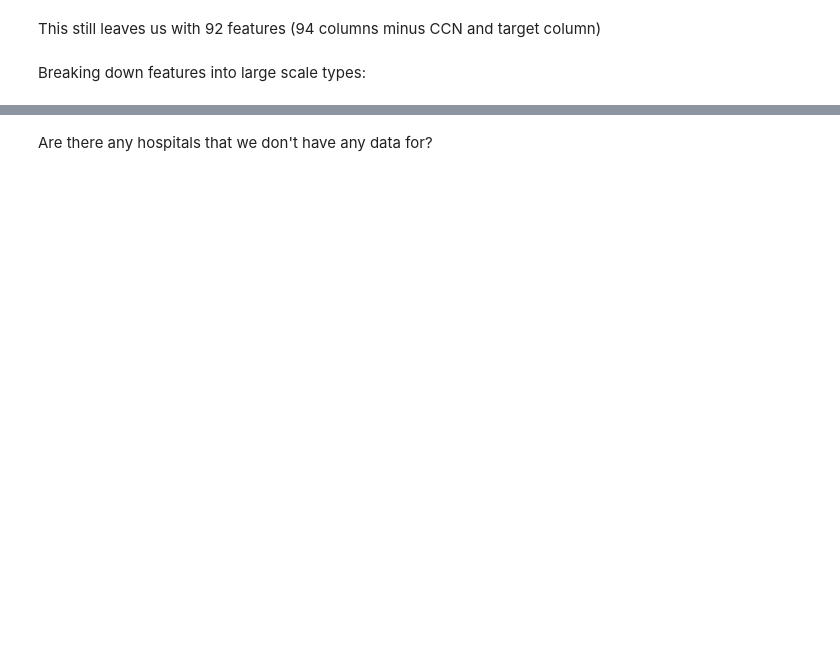
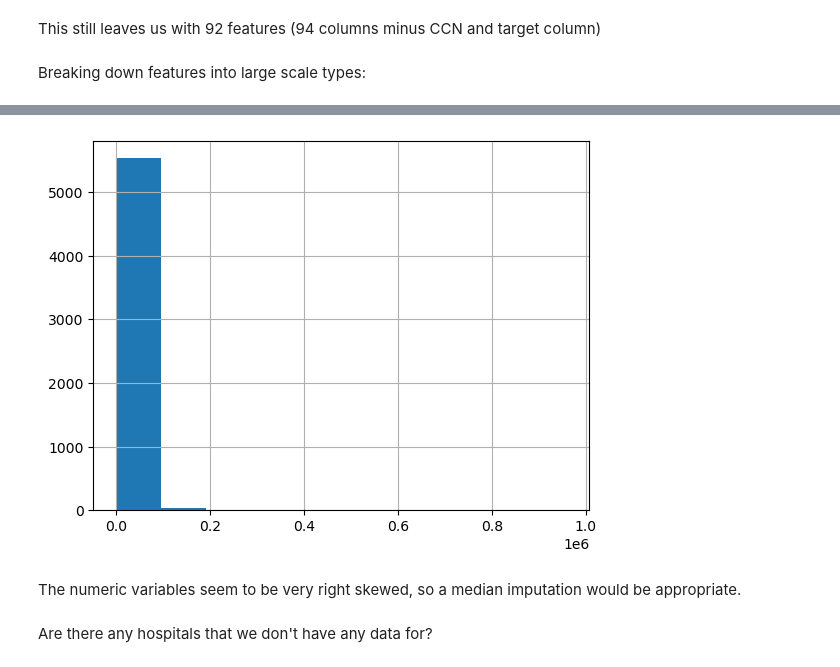
Before and after one commit to aezell314/Predicting_Hospital_Closures, a Jupyter notebook: Modeling Hospital Closures.ipynb, the cells around one changed output, grey strips where cells are left out. Saved outputs shown, nothing was run; the diff lists cells and outputs as text; code cells hidden in the pictures; blank space fills up the shorter version.

```diff
--- a/Modeling Hospital Closures.ipynb
+++ b/Modeling Hospital Closures.ipynb
@@ -234,3 +241,9 @@ print(list(model_data.columns))
+# %%
+model_data['Total Inpatient Days'].hist();
+# %% [output]
+[figure, added]
+# %% [markdown]
+The numeric variables seem to be very right skewed, so a median imputation would be appropriate.
 # %% [markdown]
 Are there any hospitals that we don't have any data for?
 # %%
```
Also changed, not shown: parts of 43 cells of this notebook, 1 other file.
